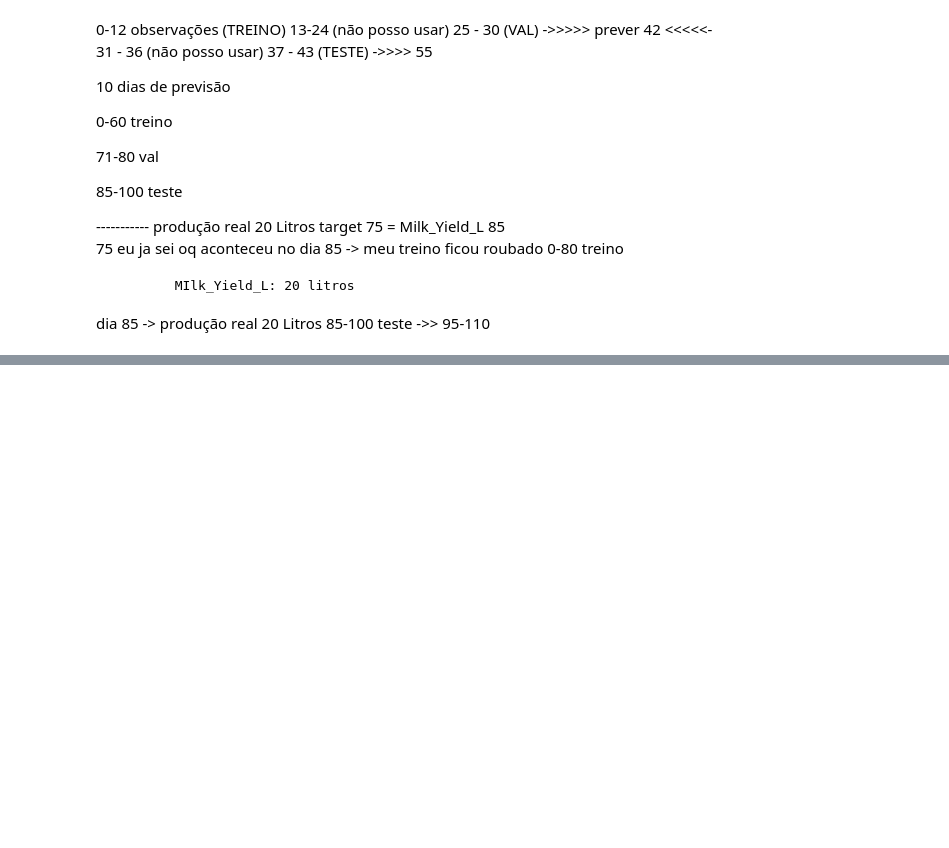
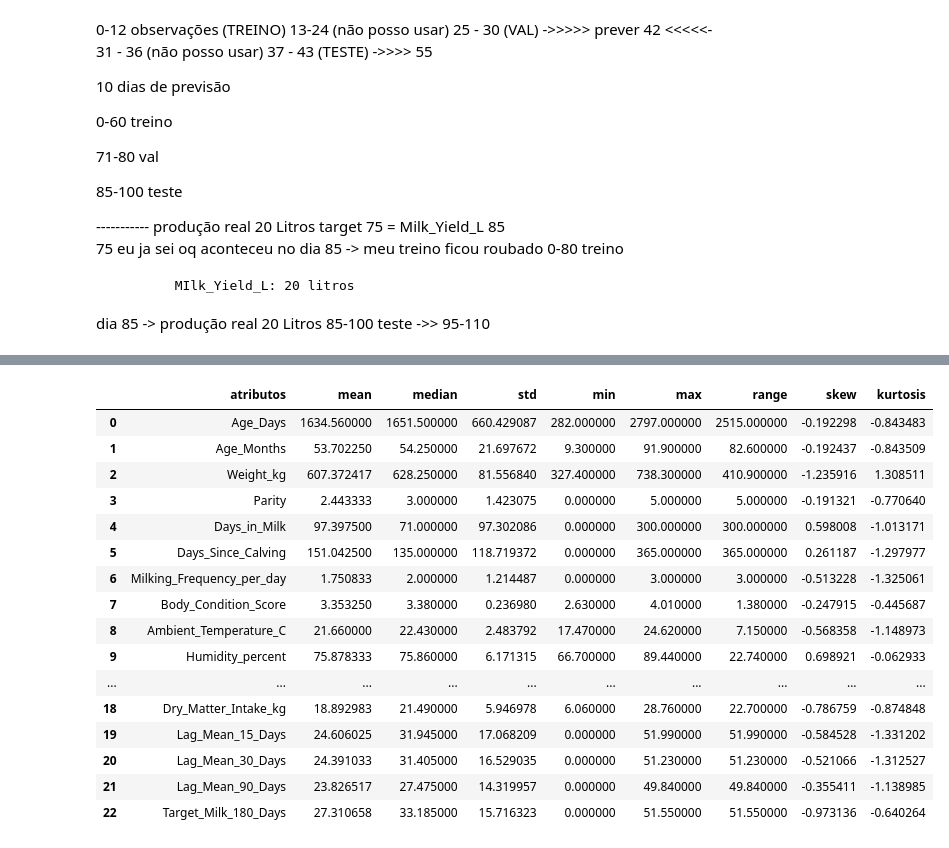
Before and after one commit to lucasffreitasds/projeto_milk_predict_180, a Jupyter notebook: projeto_milk_predict_180.ipynb, the cells around one changed output, grey strips where cells are left out. Cells and saved outputs as stored; diff of their text form; code cells hidden in the pictures; blank space fills up the shorter version.

```diff
--- a/projeto_milk_predict_180.ipynb
+++ b/projeto_milk_predict_180.ipynb
@@ -217,0 +344,46 @@ dia 85 -> produção real 20 Litros
+# %%
+#tendencia central - média e mediana
+
+ct1 = pd.DataFrame(num_atributos.mean()).T
+
+ct2 = pd.DataFrame(num_atributos.median()).T
+
+#dispersão: std, minimo, maximo, range, skewness, kurtosis
+
+d1 = pd.DataFrame(num_atributos.std()).T
+d2 = pd.DataFrame(num_atributos.min()).T
+d3 = pd.DataFrame(num_atributos.max()).T
+d4 = pd.DataFrame(num_atributos.max() - num_atributos.min()).T
+d5 = pd.DataFrame(num_atributos.skew()).T
+d6 = pd.DataFrame(num_atributos.kurtosis()).T
+
+#concatenar os resultados
+m = pd.concat([ct1, ct2, d1, d2, d3, d4, d5, d6], axis=0).T.reset_index()
+
+#trocando nome das colunas
+m.columns = ['atributos', 'mean', 'median', 'std', 'min', 'max', 'range', 'skew', 'kurtosis']
+m.style.background_gradient(cmap='Blues')
+
+#skew:
+#-0.5 a 0.5: pouco assimetria
+#-1 a -0,5: assimetrica moderadamente
+#0.5 a 1: assimetrica moderadamente
+#-1 < e > 1: assimetria forte
+# %% [output]
+|  | atributos | mean | median | std | min | max | range | skew | kurtosis |
+| 0 | Age_Days | 1634.560000 | 1651.500000 | 660.429087 | 282.000000 | 2797.000000 | 2515.000000 | -0.192298 | -0.843483 |
+| 1 | Age_Months | 53.702250 | 54.250000 | 21.697672 | 9.300000 | 91.900000 | 82.600000 | -0.192437 | -0.843509 |
+| 2 | Weight_kg | 607.372417 | 628.250000 | 81.556840 | 327.400000 | 738.300000 | 410.900000 | -1.235916 | 1.308511 |
+| 3 | Parity | 2.443333 | 3.000000 | 1.423075 | 0.000000 | 5.000000 | 5.000000 | -0.191321 | -0.770640 |
+| 4 | Days_in_Milk | 97.397500 | 71.000000 | 97.302086 | 0.000000 | 300.000000 | 300.000000 | 0.598008 | -1.013171 |
+| 5 | Days_Since_Calving | 151.042500 | 135.000000 | 118.719372 | 0.000000 | 365.000000 | 365.000000 | 0.261187 | -1.297977 |
+| 6 | Milking_Frequency_per_day | 1.750833 | 2.000000 | 1.214487 | 0.000000 | 3.000000 | 3.000000 | -0.513228 | -1.325061 |
+| 7 | Body_Condition_Score | 3.353250 | 3.380000 | 0.236980 | 2.630000 | 4.010000 | 1.380000 | -0.247915 | -0.445687 |
+| 8 | Ambient_Temperature_C | 21.660000 | 22.430000 | 2.483792 | 17.470000 | 24.620000 | 7.150000 | -0.568358 | -1.148973 |
+| 9 | Humidity_percent | 75.878333 | 75.860000 | 6.171315 | 66.700000 | 89.440000 | 22.740000 | 0.698921 | -0.062933 |
+| ... | ... | ... | ... | ... | ... | ... | ... | ... | ... |
+| 18 | Dry_Matter_Intake_kg | 18.892983 | 21.490000 | 5.946978 | 6.060000 | 28.760000 | 22.700000 | -0.786759 | -0.874848 |
+| 19 | Lag_Mean_15_Days | 24.606025 | 31.945000 | 17.068209 | 0.000000 | 51.990000 | 51.990000 | -0.584528 | -1.331202 |
+| 20 | Lag_Mean_30_Days | 24.391033 | 31.405000 | 16.529035 | 0.000000 | 51.230000 | 51.230000 | -0.521066 | -1.312527 |
+| 21 | Lag_Mean_90_Days | 23.826517 | 27.475000 | 14.319957 | 0.000000 | 49.840000 | 49.840000 | -0.355411 | -1.138985 |
+| 22 | Target_Milk_180_Days | 27.310658 | 33.185000 | 15.716323 | 0.000000 | 51.550000 | 51.550000 | -0.973136 | -0.640264 |
```
Also changed, not shown: parts of 30 cells of this notebook.
